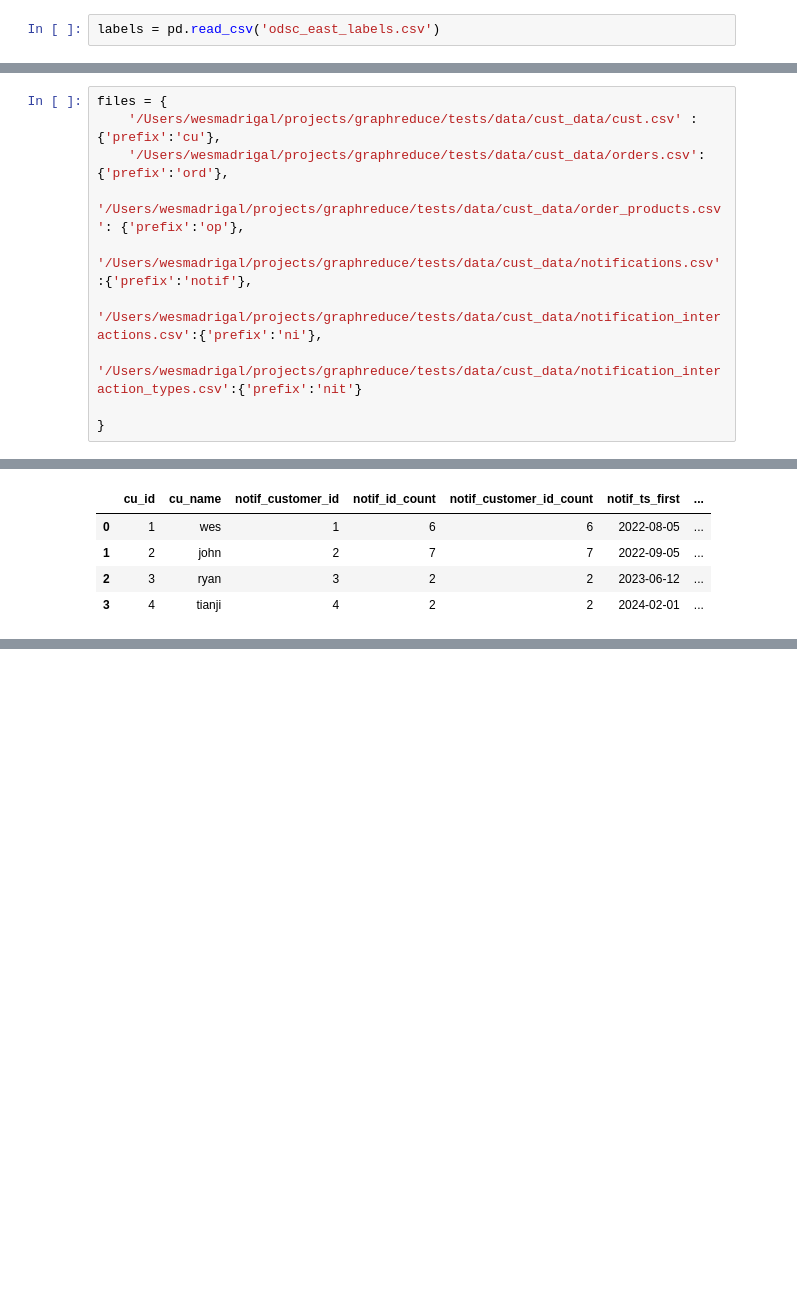
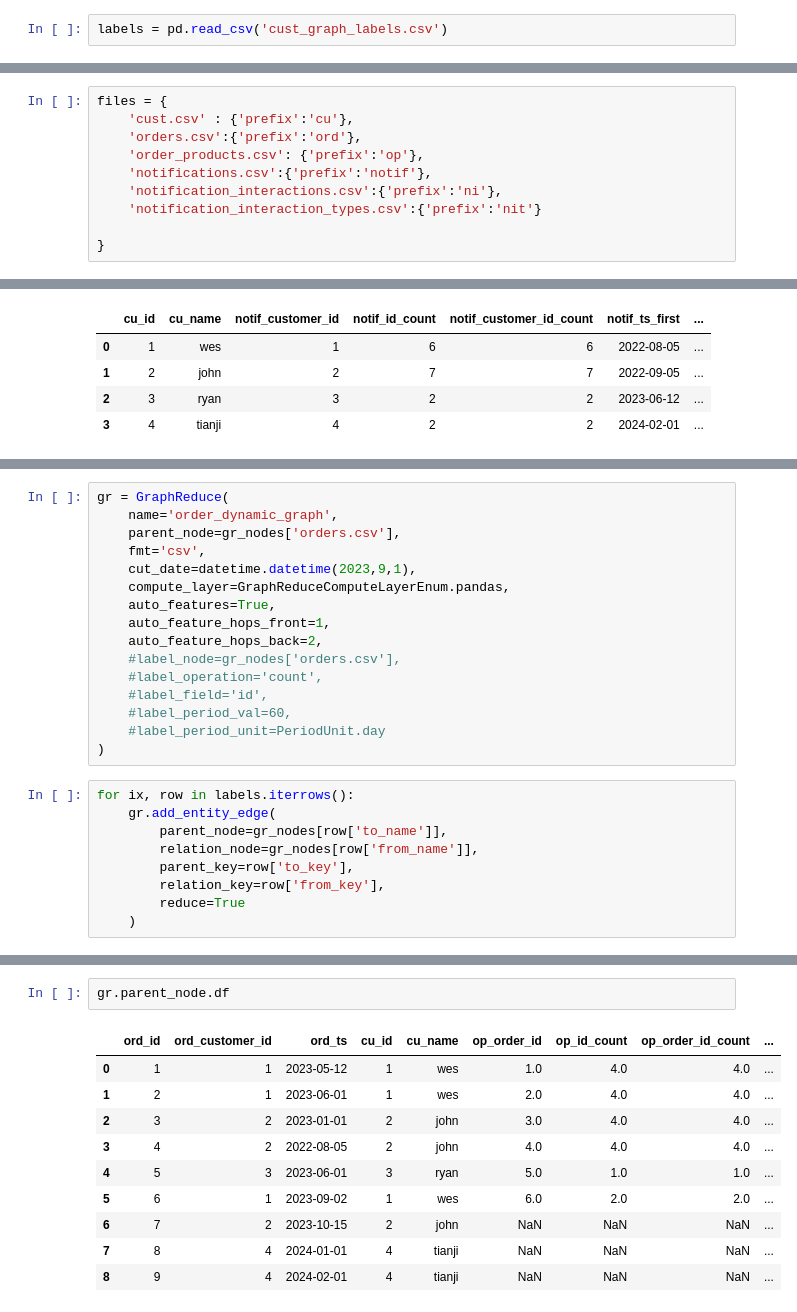
Before and after one commit to wesmadrigal/GraphReduce, a Jupyter notebook: examples/ODSC_East_2024_ex3.ipynb, the cells around one changed output, grey strips where cells are left out. Cells and saved outputs as stored; diff of their text form; blank space fills up the shorter version.

```diff
--- a/examples/ODSC_East_2024_ex3.ipynb
+++ b/examples/ODSC_East_2024_ex3.ipynb
@@ -8,7 +54,7 @@ from graphreduce.enum import ComputeLayerEnum as GraphReduceComputeLayerEnum, Pe
 # %%
 # building the graph dynamically
 # %%
-labels = pd.read_csv('odsc_east_labels.csv')
+labels = pd.read_csv('cust_graph_labels.csv')
 # %%
 labels
 # %% [output]
@@ -20,12 +66,12 @@ labels
 | 4 | 5 | notifications.csv | /Users/wesmadrigal/projects/graph... | <Entity (identifier=/Users/wesmad... | 17 | cust.csv | /Users/wesmadrigal/projects/graph... | ... |
 # %%
 files = {
-    '/Users/wesmadrigal/projects/graphreduce/tests/data/cust_data/cust.csv' : {'prefix':'cu'},
-    '/Users/wesmadrigal/projects/graphreduce/tests/data/cust_data/orders.csv':{'prefix':'ord'},
-    '/Users/wesmadrigal/projects/graphreduce/tests/data/cust_data/order_products.csv': {'prefix':'op'},
-    '/Users/wesmadrigal/projects/graphreduce/tests/data/cust_data/notifications.csv':{'prefix':'notif'},
-    '/Users/wesmadrigal/projects/graphreduce/tests/data/cust_data/notification_interactions.csv':{'prefix':'ni'},
-    '/Users/wesmadrigal/projects/graphreduce/tests/data/cust_data/notification_interaction_types.csv':{'prefix':'nit'}
+    'cust.csv' : {'prefix':'cu'},
+    'orders.csv':{'prefix':'ord'},
+    'order_products.csv': {'prefix':'op'},
+    'notifications.csv':{'prefix':'notif'},
+    'notification_interactions.csv':{'prefix':'ni'},
+    'notification_interaction_types.csv':{'prefix':'nit'}
 
 }
 # %%
@@ -119,0 +189,25 @@ gr.parent_node.df
+# %%
+gr = GraphReduce(
+    name='order_dynamic_graph',
+    parent_node=gr_nodes['orders.csv'],
+    fmt='csv',
+    cut_date=datetime.datetime(2023,9,1),
+    compute_layer=GraphReduceComputeLayerEnum.pandas,
+    auto_features=True,
+    auto_feature_hops_front=1,
+    auto_feature_hops_back=2,
+    #label_node=gr_nodes['orders.csv'],
+    #label_operation='count',
+    #label_field='id',
+    #label_period_val=60,
+    #label_period_unit=PeriodUnit.day
+)
+# %%
+for ix, row in labels.iterrows():
+    gr.add_entity_edge(
+        parent_node=gr_nodes[row['to_name']],
+        relation_node=gr_nodes[row['from_name']],
+        parent_key=row['to_key'],
+        relation_key=row['from_key'],
+        reduce=True
+    )
@@ -119,0 +239,13 @@ gr.parent_node.df
+# %%
+gr.parent_node.df
+# %% [output]
+|  | ord_id | ord_customer_id | ord_ts | cu_id | cu_name | op_order_id | op_id_count | op_order_id_count | ... |
+| 0 | 1 | 1 | 2023-05-12 | 1 | wes | 1.0 | 4.0 | 4.0 | ... |
+| 1 | 2 | 1 | 2023-06-01 | 1 | wes | 2.0 | 4.0 | 4.0 | ... |
+| 2 | 3 | 2 | 2023-01-01 | 2 | john | 3.0 | 4.0 | 4.0 | ... |
+| 3 | 4 | 2 | 2022-08-05 | 2 | john | 4.0 | 4.0 | 4.0 | ... |
+| 4 | 5 | 3 | 2023-06-01 | 3 | ryan | 5.0 | 1.0 | 1.0 | ... |
+| 5 | 6 | 1 | 2023-09-02 | 1 | wes | 6.0 | 2.0 | 2.0 | ... |
+| 6 | 7 | 2 | 2023-10-15 | 2 | john | NaN | NaN | NaN | ... |
+| 7 | 8 | 4 | 2024-01-01 | 4 | tianji | NaN | NaN | NaN | ... |
+| 8 | 9 | 4 | 2024-02-01 | 4 | tianji | NaN | NaN | NaN | ... |
```
Also changed, not shown: parts of 24 cells of this notebook.
